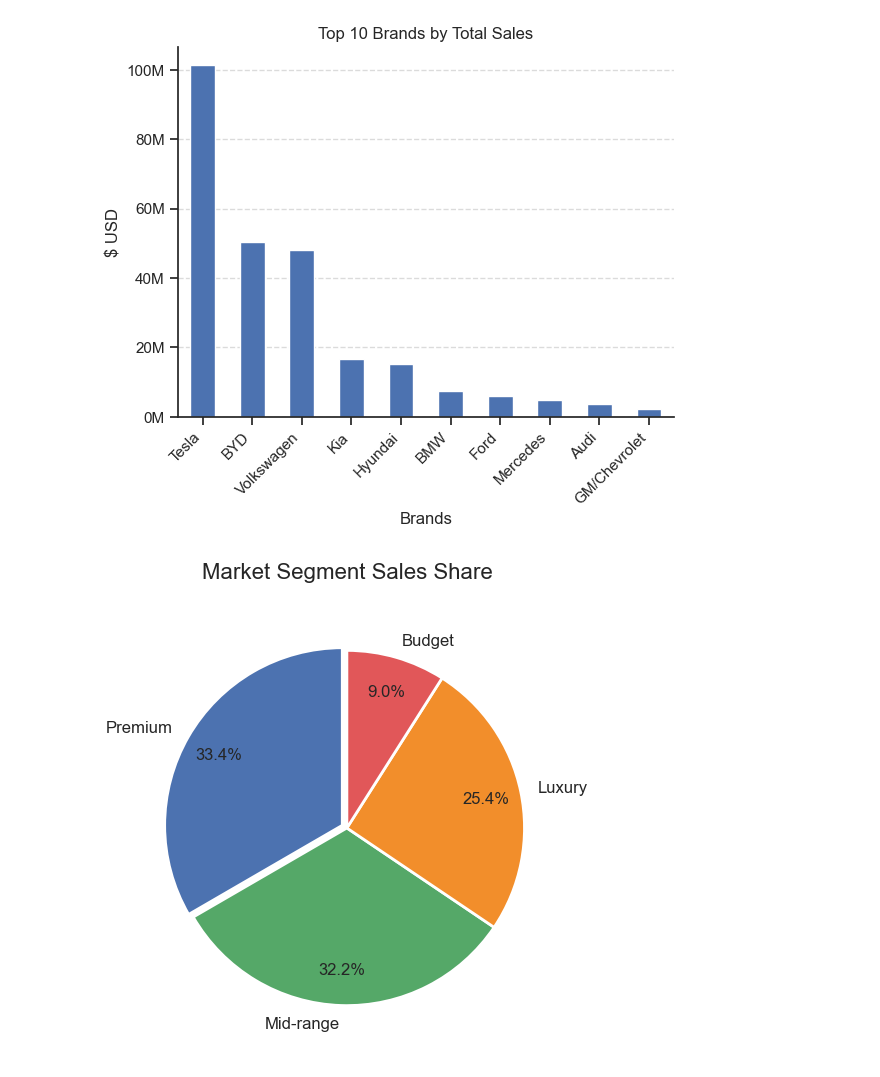
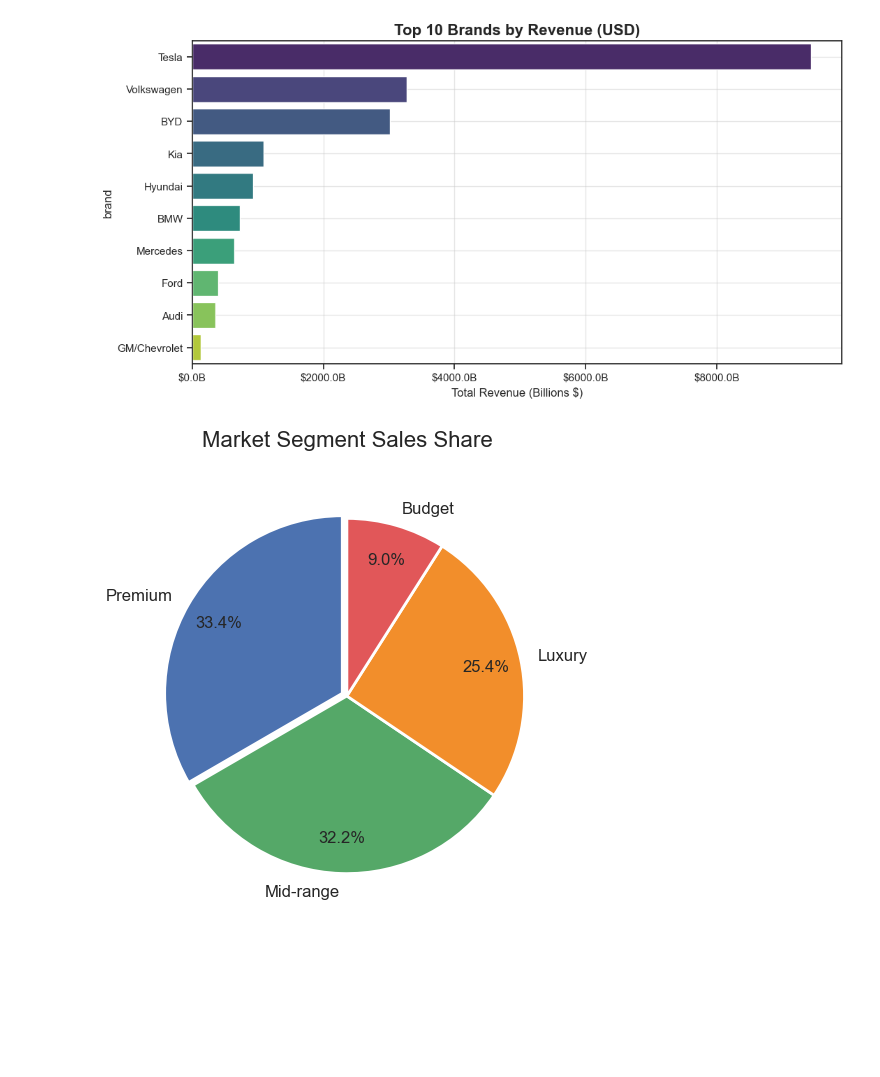
Before and after one commit to Athipong-Jindaphram/EV-Car-Analysis, a Jupyter notebook: Market_Dominance_and_Revenue_Performance.ipynb, the cells around one changed output. Saved outputs shown, nothing was run; the diff lists cells and outputs as text; code cells hidden in the pictures; blank space fills up the shorter version.

```diff
--- a/Market_Dominance_and_Revenue_Performance.ipynb
+++ b/Market_Dominance_and_Revenue_Performance.ipynb
@@ -12,29 +12,21 @@ df.sample()
 1 rows × 24 columns
 # %%
-df_top_10 = df.copy()
+df['revenue_usd'] = df['price_usd'] * df['annual_sales_units']
 
-df_top_10 = df_top_10.groupby("brand")["annual_sales_units"].sum()
-df_top_10 = df_top_10.sort_values(ascending=False).head(10)
 
-ax = df_top_10.plot(kind="bar")
+top_revenue = df.groupby('brand')['revenue_usd'].sum().sort_values(ascending=False).head(10)
 
 import matplotlib.ticker as mticker
 
-ax.yaxis.set_major_formatter(
-    mticker.FuncFormatter(lambda x, pos: f'{x/1e6:.0f}M')
-)
-
-sns.despine()
-sns.set_theme(style="ticks")
-
-plt.title("Top 10 Brands by Total Sales")
-plt.xticks(rotation=45, ha="right")
-plt.grid(axis="y", linestyle="--", alpha=0.7)
-plt.ylabel("$ USD")
-plt.xlabel("Brands")
+plt.figure(figsize=(12, 6))
+ax = sns.barplot(x=top_revenue.values, y=top_revenue.index, hue=top_revenue.index, palette='viridis')
+ax.xaxis.set_major_formatter(mticker.FuncFormatter(lambda x, pos: f'${x/1e9:.1f}B'))
+plt.title('Top 10 Brands by Revenue (USD)', fontsize=16, fontweight='bold')
+plt.xlabel('Total Revenue (Billions $)')
+plt.grid(alpha=0.5)
 plt.show()
 # %% [output]
-[figure, old version]
+[figure, new version]
 # %%
 df_segment = df.copy()
 df_segment = df_segment.groupby("market_segment")["annual_sales_units"].sum()
```
Also changed, not shown: parts of 1 cell of this notebook, 1 other file.
